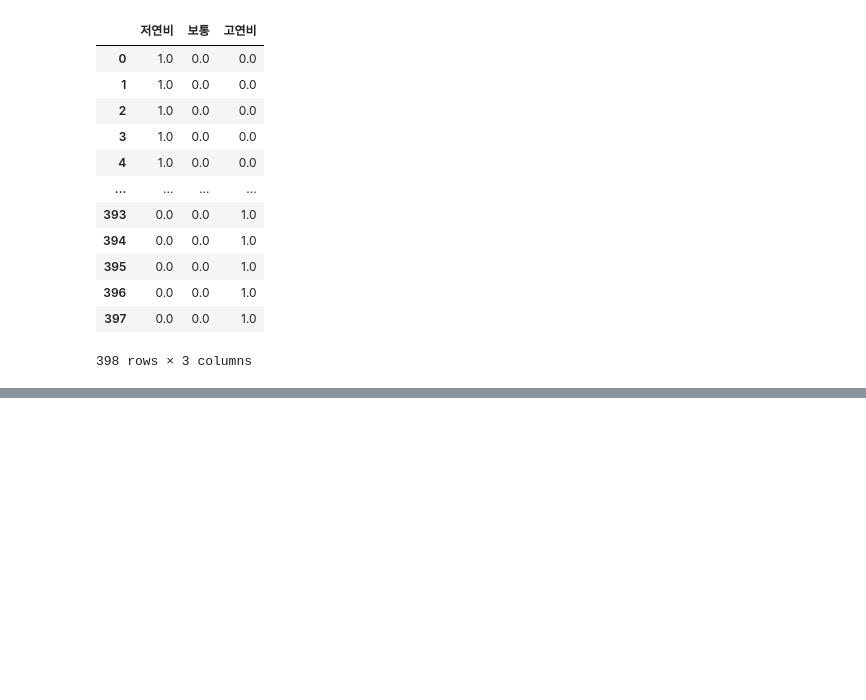
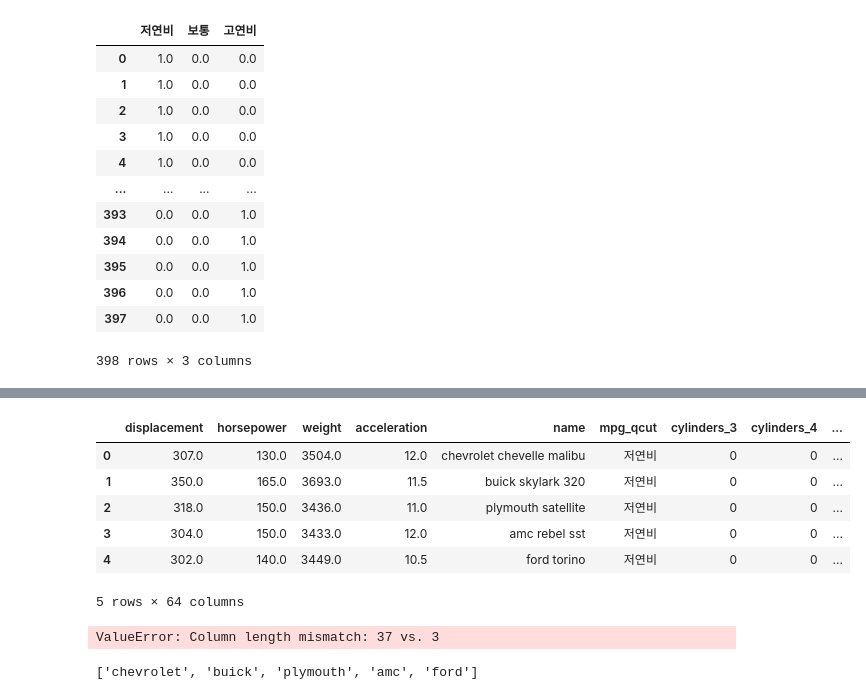
Before and after one commit to mminguu/pandas_main, a Jupyter notebook: part5/5.12_one_hot_encoding.ipynb, the cells around one changed output, grey strips where cells are left out. Saved outputs shown, nothing was run; the diff lists cells and outputs as text; code cells hidden in the pictures; blank space fills up the shorter version.

```diff
--- a/part5/5.12_one_hot_encoding.ipynb
+++ b/part5/5.12_one_hot_encoding.ipynb
@@ -136,0 +206,7 @@ pd.get_dummies(df.mpg_qcut,dtype = float) #dtype = float  문자열 -> 숫자
+# %%
+from sklearn.preprocessing import OneHotEncoder
+encoder = OneHotEncoder()
+encoder_fit_transform = encoder.fit_transform(train_df[['mpg_qcut']])
+encoder_fit_transform
+encoder.get_feature_names_out(['mpg_qcut'])
+pd.DataFrame.sparse.from_spmatrix(encoder_fit_transform,columns=cols)
@@ -136,0 +227,54 @@ pd.get_dummies(df.mpg_qcut,dtype = float) #dtype = float  문자열 -> 숫자
+# %%
+from sklearn.preprocessing import OneHotEncoder
+encoder = OneHotEncoder()
+origin_cols = ['cylinders','model year', 'origin','maker']
+train_df['maker'] = [n_list[0] for n_list in df['name'].str.split()]
+total_onehots = []
+for colname in origin_cols:
+    encoder_fit_transform = encoder.fit_transform(train_df[[colname]])
+    cols = encoder.get_feature_names_out([colname])
+    total_onehots.append(pd.DataFrame.sparse.from_spmatrix(encoder_fit_transform,columns=cols))
+# %%
+total_onehots.insert(0,train_df)
+new_train_df = pd.concat(total_onehots,axis=1)
+new_train_df = new_train_df.drop(columns=origin_cols)
+new_train_df.head()
+# %% [output]
+|  | displacement | horsepower | weight | acceleration | name | mpg_qcut | cylinders_3 | cylinders_4 | ... |
+| 0 | 307.0 | 130.0 | 3504.0 | 12.0 | chevrolet chevelle malibu | 저연비 | 0 | 0 | ... |
+| 1 | 350.0 | 165.0 | 3693.0 | 11.5 | buick skylark 320 | 저연비 | 0 | 0 | ... |
+| 2 | 318.0 | 150.0 | 3436.0 | 11.0 | plymouth satellite | 저연비 | 0 | 0 | ... |
+| 3 | 304.0 | 150.0 | 3433.0 | 12.0 | amc rebel sst | 저연비 | 0 | 0 | ... |
+| 4 | 302.0 | 140.0 | 3449.0 | 10.5 | ford torino | 저연비 | 0 | 0 | ... |
+5 rows × 64 columns
+# %%
+encoder = OneHotEncoder()
+
+orign_cols = ['cylinders , model year']
+
+total_onhots = []
+for columns in orign_cols:
+    encoder_fit_transform = encoder.fit_transform(train_df[['mpg_qcut']])
+    encoder_fit_transform
+    encoder.get_feature_names_out(['mpg_qcut'])
+    total_onhots.append(pd.DataFrame.sparse.from_spmatrix(encoder_fit_transform,columns=cols))
+# %% [output]
+ValueError: Column length mismatch: 37 vs. 3
+# %%
+# 제조사 컬럼에서 제조사만 추출해서  --> onehot
+
+# 빈 리스트 준비
+brands = []
+
+# 각 이름을 쪼개서 첫 번째만 가져오기
+for n_list in df['name'].str.split():
+    brands.append(n_list[0])
+
+# 결과 확인
+print(brands[:5])
+# ['chevrolet', 'buick', 'plymouth', 'amc', 'ford']
+
+# DataFrame에 추가
+df['brand'] = brands
+# %% [output]
+['chevrolet', 'buick', 'plymouth', 'amc', 'ford']
```
Also changed, not shown: parts of 12 cells of this notebook.
